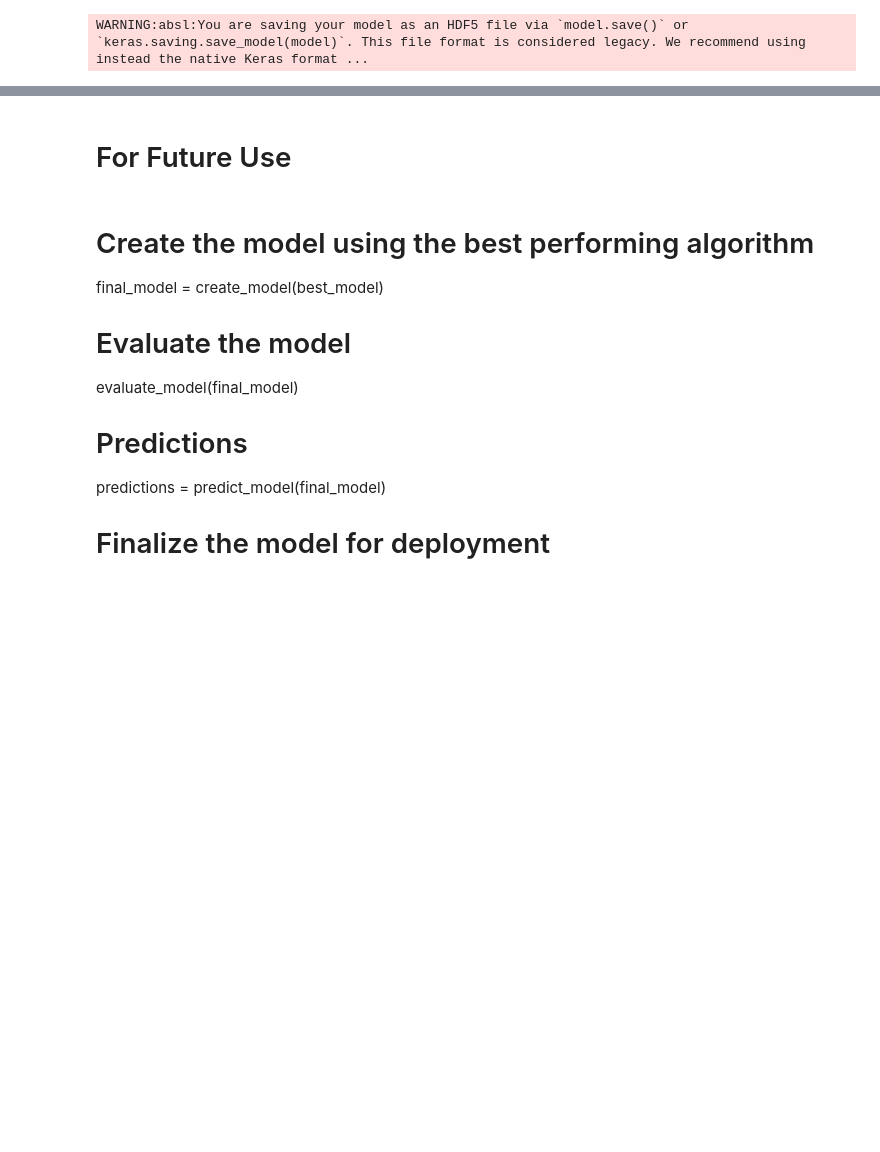
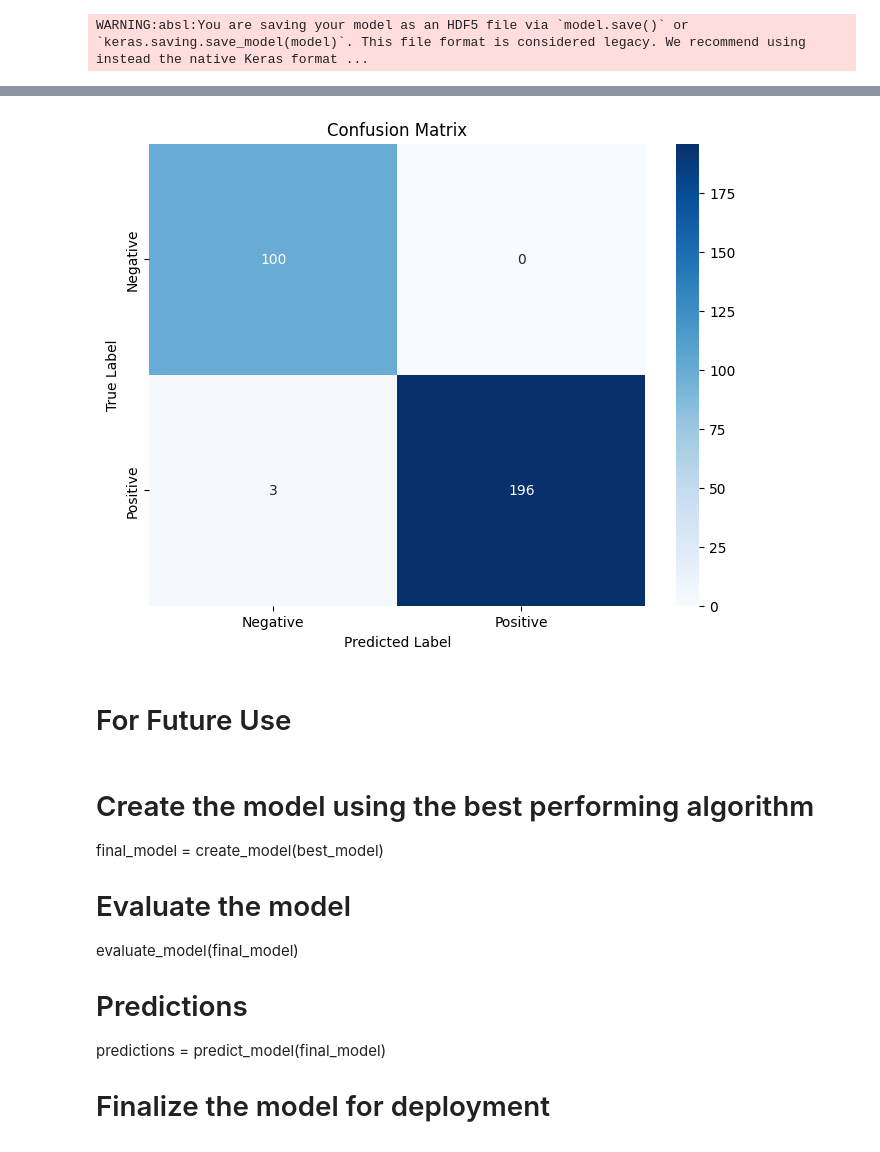
Before and after one commit to AdamayB/Deep-Learning-Project, a Jupyter notebook: DL_Project.ipynb, the cells around one changed output, grey strips where cells are left out. Saved outputs shown, nothing was run; the diff lists cells and outputs as text; code cells hidden in the pictures; blank space fills up the shorter version.

Commit message:
Deep Learning Project Final Notebook

```diff
--- a/DL_Project.ipynb
+++ b/DL_Project.ipynb
@@ -240,0 +209,25 @@ WARNING:absl:You are saving your model as an HDF5 file via `model.save()` or `ke
+# %%
+import numpy as np
+import tensorflow as tf
+from sklearn.metrics import accuracy_score, precision_score, recall_score, f1_score
+
+
+model = tf.keras.models.load_model('/content/DL_PROJECT_II.h5')
+
+
+y_pred_probs = model.predict(X_test)
+
+
+threshold = 0.4
+y_pred = (y_pred_probs >= threshold).astype(int)
+
+
+accuracy = accuracy_score(y_test, y_pred)
+precision = precision_score(y_test, y_pred)
+recall = recall_score(y_test, y_pred)
+f1 = f1_score(y_test, y_pred)
+
+print(f'Accuracy: {accuracy * 100:.2f}%')
+print(f'Precision: {precision* 100:.4f}%')
+print(f'Recall: {recall* 100:.4f}%')
+print(f'F1-score: {f1* 100:.4f}%')
@@ -241,3 +243,14 @@ WARNING:absl:You are saving your model as an HDF5 file via `model.save()` or `ke
+# %%
+
+cm = confusion_matrix(y_test, y_pred)
+plt.figure(figsize=(8, 6))
+sns.heatmap(cm, annot=True, fmt='d', cmap='Blues', xticklabels=['Negative', 'Positive'], yticklabels=['Negative', 'Positive'])
+plt.xlabel('Predicted Label')
+plt.ylabel('True Label')
+plt.title('Confusion Matrix')
+plt.show()
+# %% [output]
+[figure, added]
 # %% [markdown]
 # For Future Use
 # %% [markdown]
```
Also changed, not shown: parts of 9 cells of this notebook.
